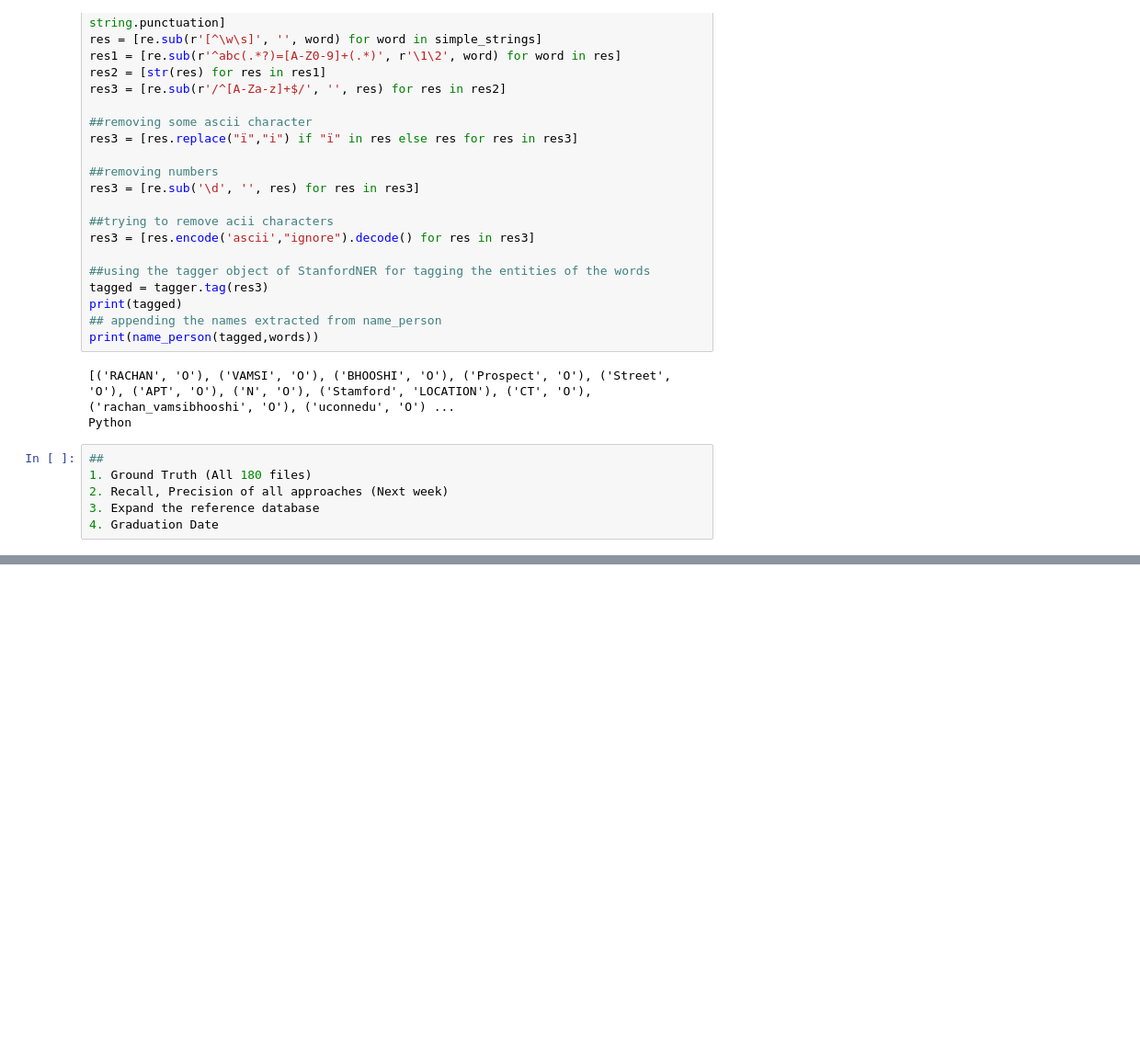
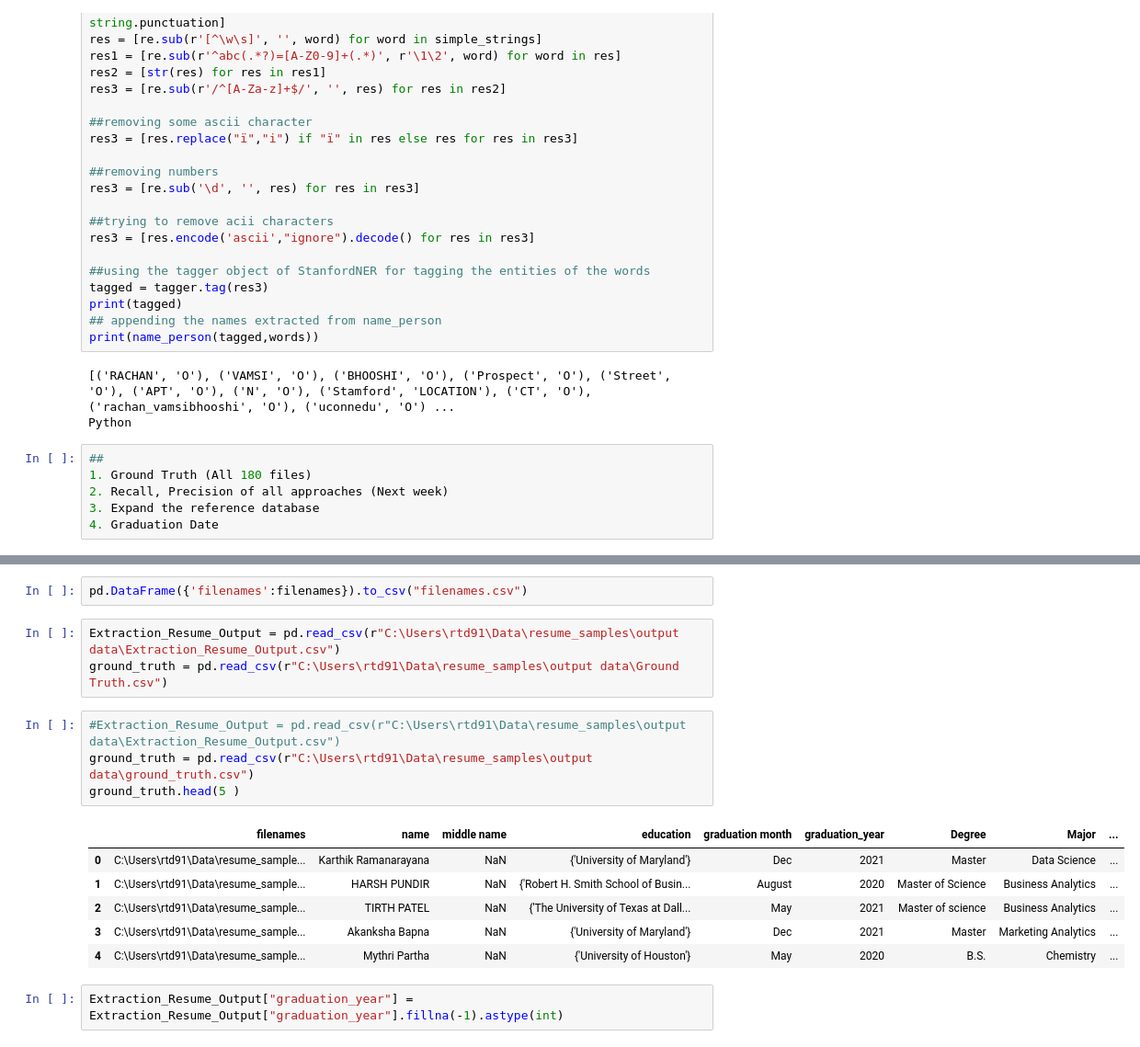
Before and after one commit to KristinChen/nlp-coe, a Jupyter notebook: resume-parser/Stanford_NER_Tagger.ipynb, the cells around one changed output, grey strips where cells are left out. Shown at 92% size. Saved outputs shown, nothing was run; the diff lists cells and outputs as text; blank space fills up the shorter version.

```diff
--- a/resume-parser/Stanford_NER_Tagger.ipynb
+++ b/resume-parser/Stanford_NER_Tagger.ipynb
@@ -318,0 +349,18 @@ Python
+# %%
+pd.DataFrame({'filenames':filenames}).to_csv("filenames.csv")
+# %%
+Extraction_Resume_Output = pd.read_csv(r"C:\Users\rtd91\Data\resume_samples\output data\Extraction_Resume_Output.csv")
+ground_truth = pd.read_csv(r"C:\Users\rtd91\Data\resume_samples\output data\Ground Truth.csv")
+# %%
+#Extraction_Resume_Output = pd.read_csv(r"C:\Users\rtd91\Data\resume_samples\output data\Extraction_Resume_Output.csv")
+ground_truth = pd.read_csv(r"C:\Users\rtd91\Data\resume_samples\output data\ground_truth.csv")
+ground_truth.head(5 )
+# %% [output]
+|  | filenames | name | middle name | education | graduation month | graduation_year | Degree | Major | ... |
+| 0 | C:\Users\rtd91\Data\resume_sample... | Karthik Ramanarayana | NaN | {'University of Maryland'} | Dec | 2021 | Master | Data Science | ... |
+| 1 | C:\Users\rtd91\Data\resume_sample... | HARSH PUNDIR | NaN | {'Robert H. Smith School of Busin... | August | 2020 | Master of Science | Business Analytics | ... |
+| 2 | C:\Users\rtd91\Data\resume_sample... | TIRTH PATEL | NaN | {'The University of Texas at Dall... | May | 2021 | Master of science | Business Analytics | ... |
+| 3 | C:\Users\rtd91\Data\resume_sample... | Akanksha Bapna | NaN | {'University of Maryland'} | Dec | 2021 | Master | Marketing Analytics | ... |
+| 4 | C:\Users\rtd91\Data\resume_sample... | Mythri Partha | NaN | {'University of Houston'} | May | 2020 | B.S. | Chemistry | ... |
+# %%
+Extraction_Resume_Output["graduation_year"] = Extraction_Resume_Output["graduation_year"].fillna(-1).astype(int)
```
Also changed, not shown: parts of 16 cells of this notebook.
